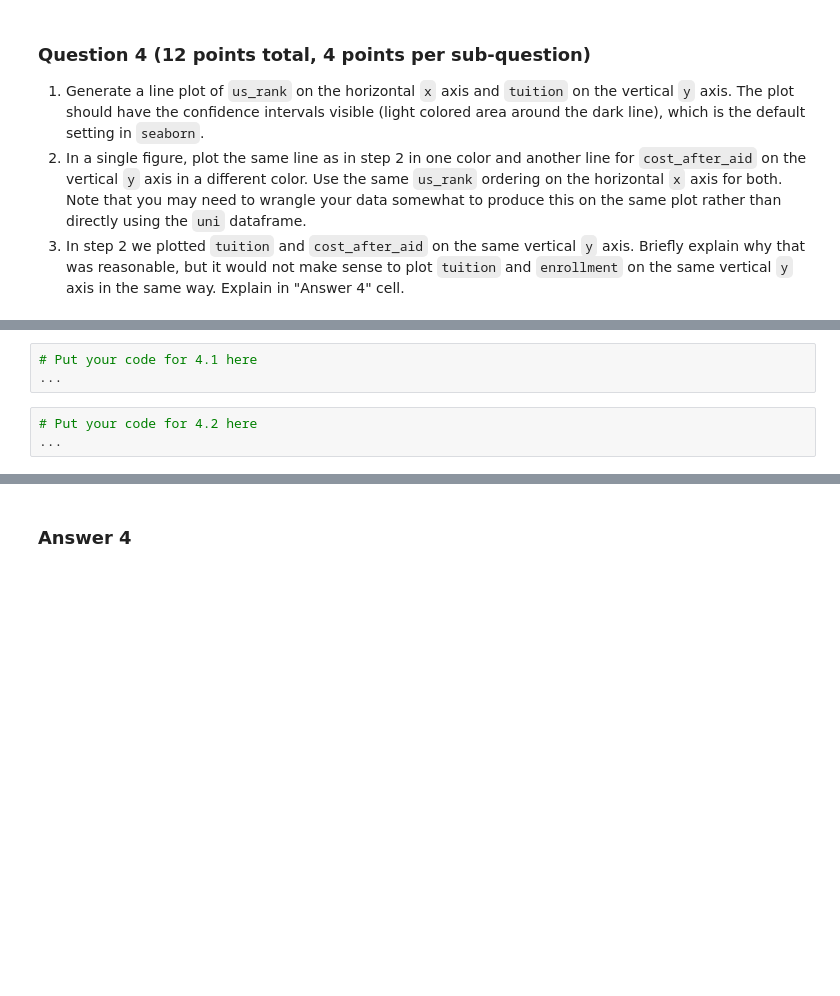
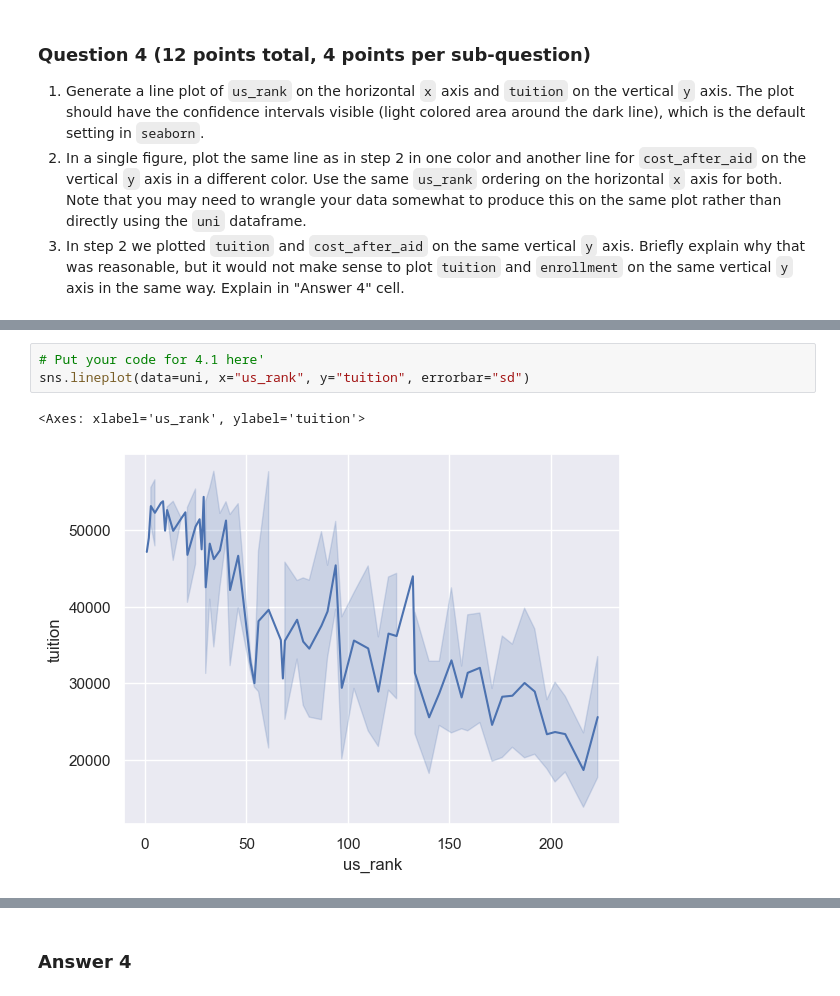
Before and after one commit to zoraizmohammad/cs216, a Jupyter notebook: hw3/homework03.ipynb, the cells around one changed output, grey strips where cells are left out. Cells and saved outputs as stored; diff of their text form; blank space fills up the shorter version.

```diff
--- a/hw3/homework03.ipynb
+++ b/hw3/homework03.ipynb
@@ -149,8 +158,8 @@ _Type your answer here, replacing this text._
 # %% [markdown]
 <!-- BEGIN QUESTION -->
 # %%
-# Put your code for 4.1 here
-...
+# Put your code for 4.1 here'
+sns.lineplot(data=uni, x="us_rank", y="tuition", errorbar="sd")
+# %% [output]
+<Axes: xlabel='us_rank', ylabel='tuition'>
+[figure, added]
-# %%
-# Put your code for 4.2 here
-...
```
Also changed, not shown: parts of 12 cells of this notebook.
